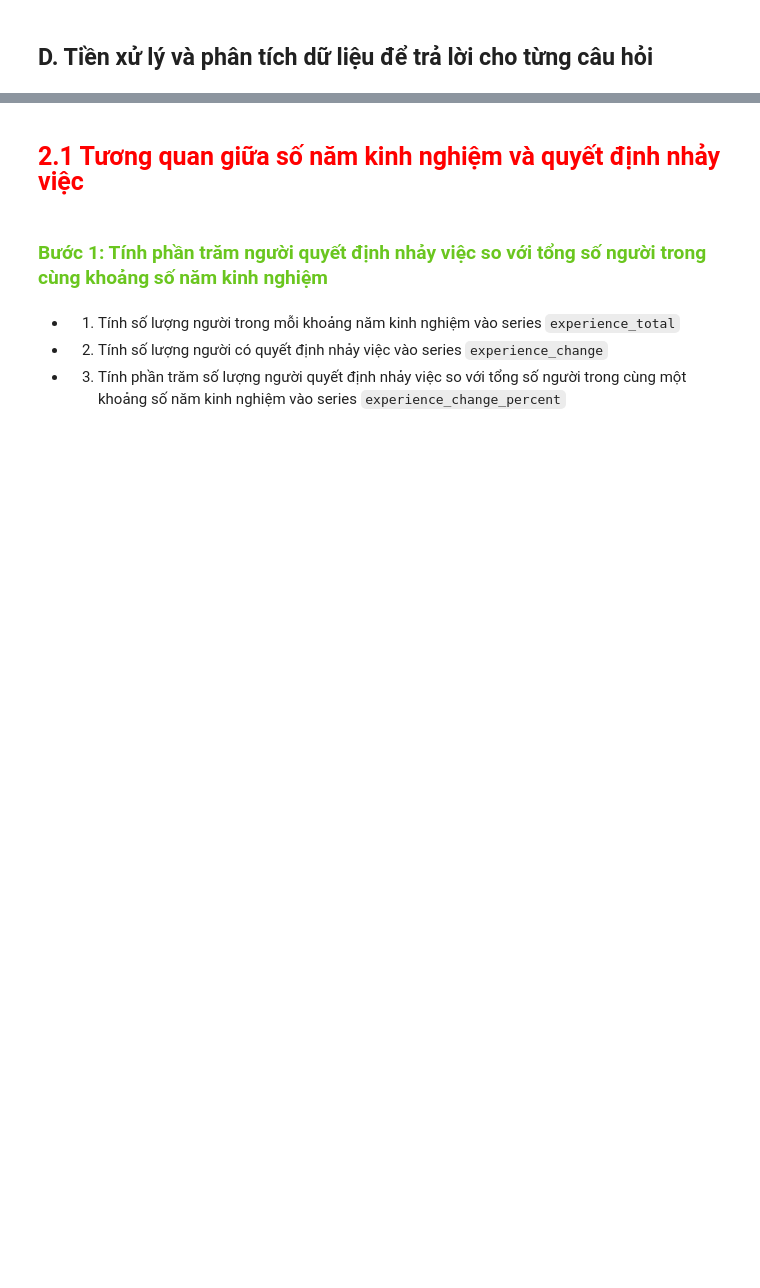
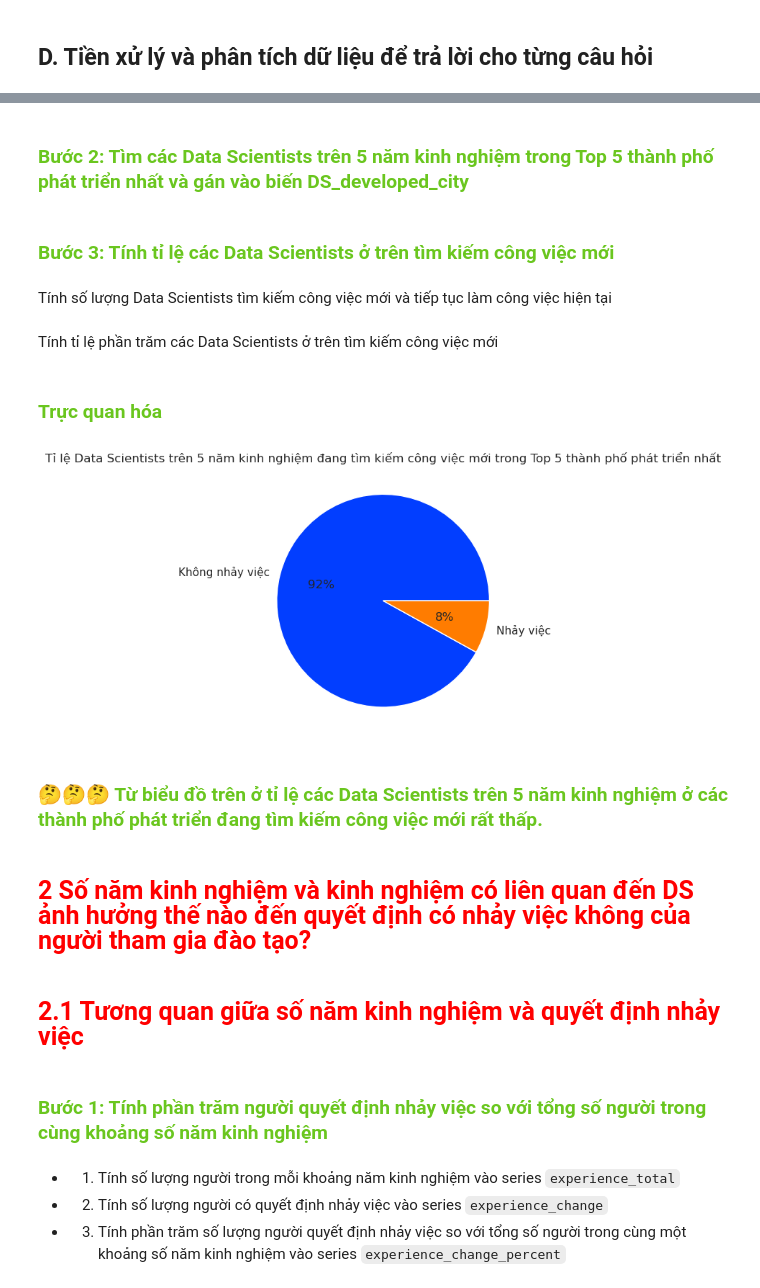
Before and after one commit to tuandat-github/P4DS-FInal-Project, a Jupyter notebook: Final Project P4DS.ipynb, the cells around one changed output, grey strips where cells are left out. Cells and saved outputs as stored; diff of their text form; code cells hidden in the pictures; blank space fills up the shorter version.

```diff
--- a/Final Project P4DS.ipynb
+++ b/Final Project P4DS.ipynb
@@ -195,3 +318,32 @@ Lợi ích khi trả lời được câu hỏi:
+# %% [markdown]
+<h3 style='color:#6ac61f'> Bước 2: Tìm các Data Scientists trên 5 năm kinh nghiệm trong Top 5 thành phố phát triển nhất và gán vào biến DS_developed_city</h3>
+# %%
+DS_developed_city = df[(df["city"].isin(top_5_city)) & (df['experience']>(5,))]
+# %% [markdown]
+<h3 style='color:#6ac61f'> Bước 3: Tính tỉ lệ các Data Scientists ở trên tìm kiếm công việc mới</h3>
+# %% [markdown]
+Tính số lượng Data Scientists tìm kiếm công việc mới và tiếp tục làm công việc hiện tại
+# %%
+ds_target = DS_developed_city.groupby("target").size()
+# %% [markdown]
+Tính tỉ lệ phần trăm các Data Scientists ở trên tìm kiếm công việc mới
+# %%
+percentage_ds_target = ds_target / len(DS_developed_city) * 100
+percentage_ds_target = percentage_ds_target.rename({0: "Không nhảy việc", 1:"Nhảy việc"})
+# %% [markdown]
+<h3 style='color:#6ac61f'> Trực quan hóa</h3>
+# %%
+palette_color = sns.color_palette('bright')
+labels = percentage_ds_target.index
+plt.pie(percentage_ds_target,labels=labels, colors=palette_color, autopct='%.0f%%')
+plt.title("Tỉ lệ Data Scientists trên 5 năm kinh nghiệm đang tìm kiếm công việc mới trong Top 5 thành phố phát triển nhất");
+# %% [output]
+[figure, added]
+# %% [markdown]
+<h3 style='color:#6ac61f; line-height: 1.5;'>🤔🤔🤔 Từ biểu đồ trên ở tỉ lệ các Data Scientists trên 5 năm kinh nghiệm ở các thành phố phát triển đang tìm kiếm công việc mới rất thấp.
+</h3>
+# %% [markdown]
+<h3 style='color:red; font-size:25px'> 2 Số năm kinh nghiệm và kinh nghiệm có liên quan đến DS ảnh hưởng thế nào đến quyết định có nhảy việc không của người tham gia đào tạo? </h3>
 # %% [markdown]
 <h3 style='color:red; font-size:25px'> 2.1 Tương quan giữa số năm kinh nghiệm và quyết định nhảy việc </h3>
 # %% [markdown]
```
Also changed, not shown: parts of 42 cells of this notebook.
